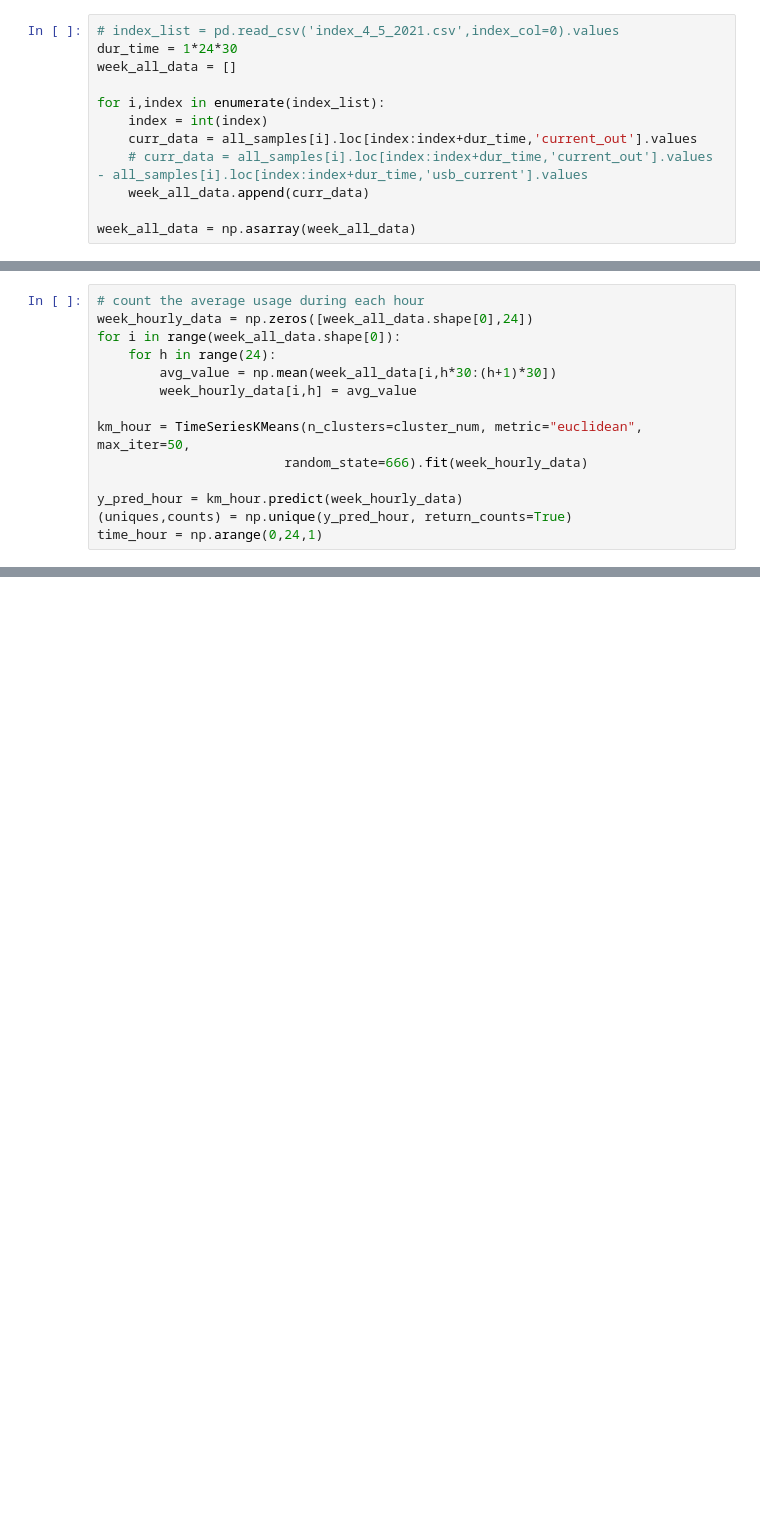
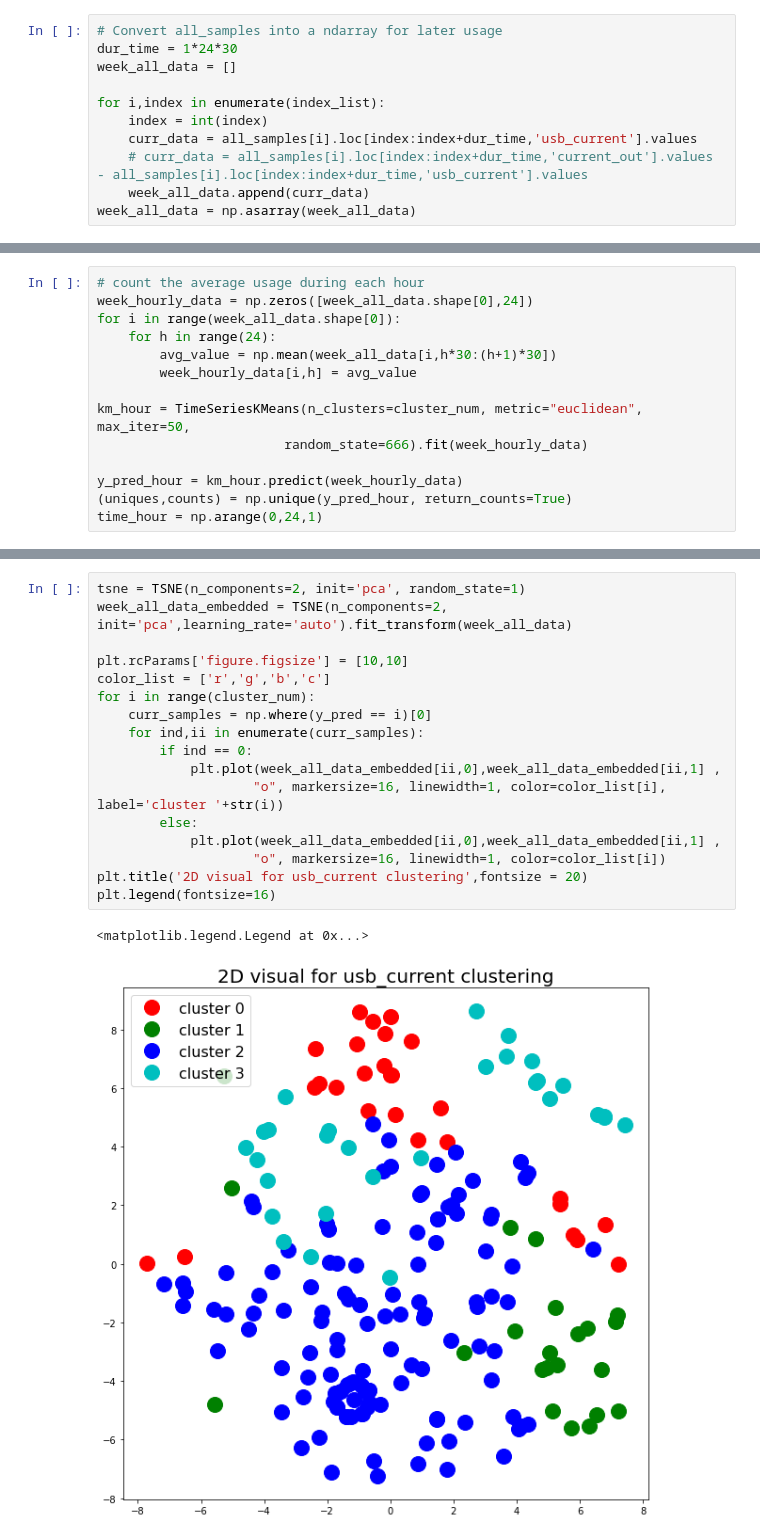
Before and after one commit to Zhouzihao914/bbox-team-22, a Jupyter notebook: observe_usb_current_usage.ipynb, the cells around one changed output, grey strips where cells are left out. Drawn from its saved outputs; the diff is of its cells as text; blank space fills up the shorter version.

```diff
--- a/observe_usb_current_usage.ipynb
+++ b/observe_usb_current_usage.ipynb
@@ -93,13 +168,12 @@ ax3.xaxis.set_major_formatter(xtick_formatter)
 # %%
-# index_list = pd.read_csv('index_4_5_2021.csv',index_col=0).values
+# Convert all_samples into a ndarray for later usage
 dur_time = 1*24*30
 week_all_data = []
 
 for i,index in enumerate(index_list):
     index = int(index)
-    curr_data = all_samples[i].loc[index:index+dur_time,'current_out'].values
+    curr_data = all_samples[i].loc[index:index+dur_time,'usb_current'].values
     # curr_data = all_samples[i].loc[index:index+dur_time,'current_out'].values - all_samples[i].loc[index:index+dur_time,'usb_current'].values
     week_all_data.append(curr_data)
-
 week_all_data = np.asarray(week_all_data)
 # %%
@@ -156,0 +243,20 @@ for yi in range(cluster_num):
+# %%
+tsne = TSNE(n_components=2, init='pca', random_state=1)
+week_all_data_embedded = TSNE(n_components=2, init='pca',learning_rate='auto').fit_transform(week_all_data)
+
+plt.rcParams['figure.figsize'] = [10,10]
+color_list = ['r','g','b','c']
+for i in range(cluster_num):
+    curr_samples = np.where(y_pred == i)[0]
+    for ind,ii in enumerate(curr_samples):
+        if ind == 0:
+            plt.plot(week_all_data_embedded[ii,0],week_all_data_embedded[ii,1] ,
+                    "o", markersize=16, linewidth=1, color=color_list[i], label='cluster '+str(i))
+        else:
+            plt.plot(week_all_data_embedded[ii,0],week_all_data_embedded[ii,1] ,
+                    "o", markersize=16, linewidth=1, color=color_list[i])
+plt.title('2D visual for usb_current clustering',fontsize = 20)
+plt.legend(fontsize=16)
+# %% [output]
+<matplotlib.legend.Legend at 0x...>
+[figure, added]
```
Also changed, not shown: parts of 31 cells of this notebook, 1 other file.
